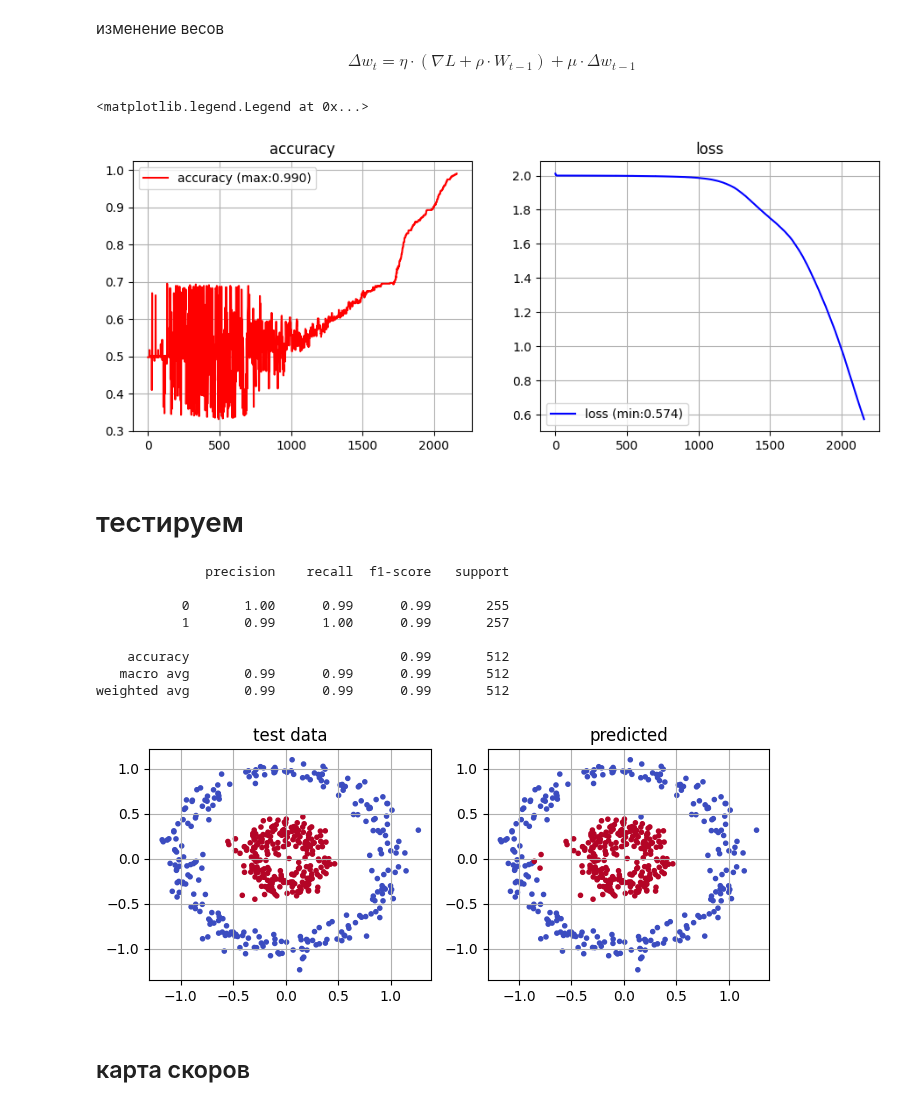
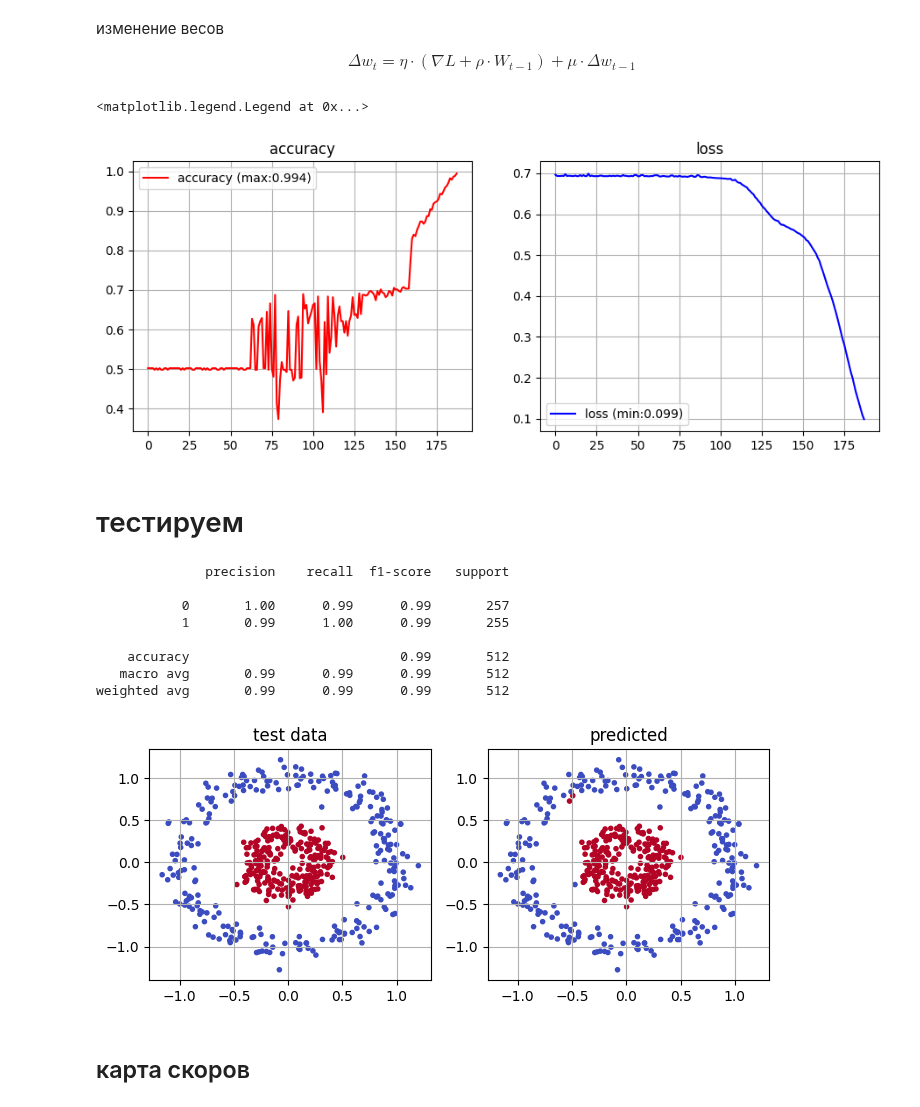
Before and after one commit to mechanoid5/ml_lectorium_2024_I, a Jupyter notebook: examples/17-mlp/01-mlp-numpy.ipynb, the cells around one changed output. Cells and saved outputs as stored; diff of their text form; code cells hidden in the pictures.

```diff
--- a/examples/17-mlp/01-mlp-numpy.ipynb
+++ b/examples/17-mlp/01-mlp-numpy.ipynb
@@ -377,15 +377,15 @@ $$L = BCE(y,o) = -y\cdot log_2(o) - (1-y) \cdot log_2(1-o)  $$
 
 $$  \nabla L = \frac{\partial L}{\partial w} = -\frac{o-y }{o (o-1)}\cdot \frac{\partial o}{\partial w}$$
 # %%
-class BCELoss(Loss):
+class CELoss(Loss):
 
     def _estimate(self,predicted,target):
         o,y=predicted,target
         with np.errstate(divide='ignore',invalid='ignore'):
             # доопределяем нулями логарифм для аргументов меньше или равно 0
-            l0 = np.where( o<1., (1-y)*np.log2(1.-o), 0. )
-            l1 = np.where( o>0., y*np.log2(o),        0. )
-        return -(l1+l0).sum()/len(y)
+            l0 = np.where( o<1., (1-y)*np.log(1.-o), 0. )
+            l1 = np.where( o>0., y*np.log(o),        0. )
+        return (-(l1+l0)).mean()
 
     def _gradient(self,o,target):
         d = o*(o-1)
@@ -461,8 +461,7 @@ class Weight:
             ])
 
     def norm(self):
-        m = self.sum()
-        #m = self.max()
+        m = self.max()
         return self.__mul__(1./m) if m>0. else Weight(self._w)
 
     def _get_value(self,w,l,n):
@@ -570,22 +569,22 @@ model = MLP_3(in_size=x_train.shape[1],hidden_size=[16,8],out_size=y_train.shape
 # %%
 (acc_history,loss_history), model = TrainSGD(
         #loss=MSQELoss(model), lr=1e-3, mu=1e-2, rho=1e-8,
-        loss=BCELoss(model), lr=1e-2, mu=1e-2, rho=1e-8,
-    ).fit( x_train,y_train, n_epoch=1024*8, batch_size=len(x_train)//16 )
+        loss=CELoss(model), lr=1e-2, mu=1e-2, rho=1e-8,
+    ).fit( x_train,y_train, n_epoch=1024, batch_size=len(x_train)//16 )
 
 # история изменения значений погрешности модели
 fig,ax = plt.subplots(ncols=2,figsize=(11,4))
 ax[0].plot(acc_history,label=f'accuracy (max:{max(acc_history):.3f})',c='r' )
 ax[0].grid()
 ax[0].set_title('accuracy')
 ax[0].legend()
 ax[1].plot(loss_history,label=f'loss (min:{min(loss_history):.3f})',c='b' )
 ax[1].grid()
 ax[1].set_title('loss')
 ax[1].legend()
 # %% [output]
 <matplotlib.legend.Legend at 0x...>
-[figure, old version]
+[figure, new version]
 # %% [markdown]
 # тестируем
 # %%
@@ -597,8 +596,8 @@ print(classification_report( target_test, predicted) )
 # %% [output]
               precision    recall  f1-score   support
 
-           0       1.00      0.99      0.99       255
-           1       0.99      1.00      0.99       257
+           0       1.00      0.99      0.99       257
+           1       0.99      1.00      0.99       255
 
     accuracy                           0.99       512
    macro avg       0.99      0.99      0.99       512
@@ -612,7 +611,7 @@ ax[1].scatter(x=x_test[:,0],y=x_test[:,1],c=predicted, marker='.', cmap='coolwar
 ax[1].set_title('predicted')
 ax[1].grid()
 # %% [output]
-[figure, old version]
+[figure, new version]
 # %% [markdown]
 ## карта скоров
 # %%
```
Also changed, not shown: parts of 4 cells of this notebook, 5 other files.
